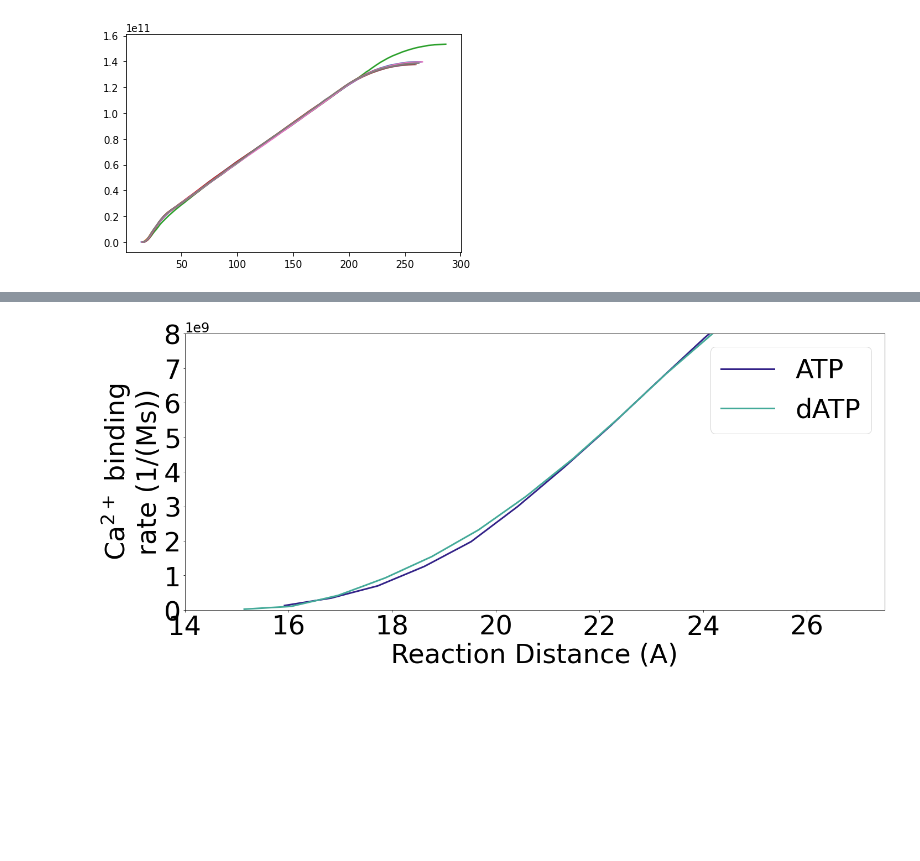
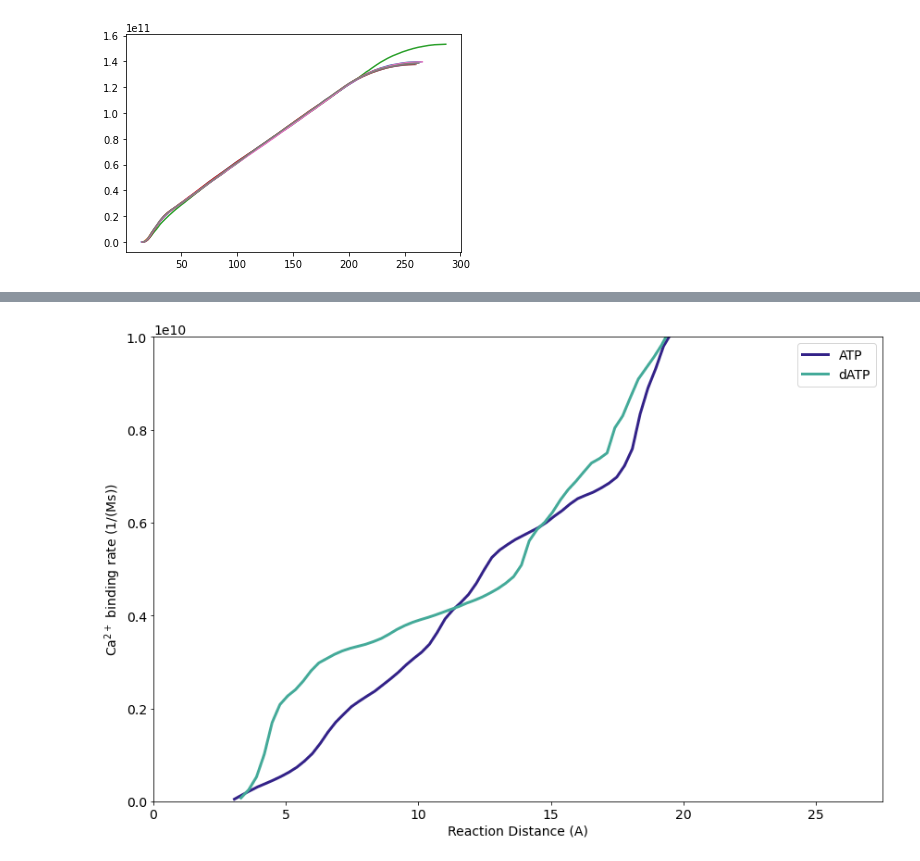
Before and after one commit to cmrg-lab/serca-atp-datp, a Jupyter notebook: ca_bd/Calcium_BD.ipynb, the cells around one changed output, grey strips where cells are left out. Cells and saved outputs as stored; diff of their text form; code cells hidden in the pictures; blank space fills up the shorter version.

```diff
--- a/ca_bd/Calcium_BD.ipynb
+++ b/ca_bd/Calcium_BD.ipynb
@@ -122,3 +90,3 @@ Saved as dATP_Ca_i.csv
 # %%
-ATP_final = np.loadtxt('ATP_Ca_i.csv')
-dATP_final = np.loadtxt('dATP_Ca_i.csv')
+ATP_final = np.loadtxt('ATP_site_I.csv')
+dATP_final = np.loadtxt('dATP_site_I.csv')
@@ -125,20 +122,21 @@ dATP_final = np.loadtxt('dATP_Ca_i.csv')
 # %%
-figure1 = plt.figure(figsize = (20,9))
+figure1 = plt.figure(figsize = (12,8))
 
 plt.plot(ATP_final[:,0], ATP_final[:,1], color = ATP_color, linewidth = 3, label = 'ATP')
 plt.plot(dATP_final[:,0], dATP_final[:,1], color = dATP_color, linewidth = 3, label = 'dATP')
-plt.xlim(14,27.5)
-plt.ylim(0,8e9)
-plt.yticks(fontsize=48)
-plt.legend(fontsize = 48)
-plt.xticks(fontsize=48)
+plt.xlim(0,27.5)
+plt.ylim(0,10e9)
+plt.yticks(fontsize=14)
+plt.legend(fontsize = 14)
+plt.xticks(fontsize=14)
 ax = plt.gca()
-ax.yaxis.get_offset_text().set_fontsize(24)
-plt.xlabel('Reaction Distance (A)', fontsize = 48)
-plt.ylabel('Ca$^{2+}$ binding\nrate (1/(Ms))', fontsize = 48)
+
+ax.yaxis.get_offset_text().set_fontsize(14)
+plt.xlabel('Reaction Distance (A)', fontsize = 14)
+plt.ylabel('Ca$^{2+}$ binding rate (1/(Ms))', fontsize = 14)
 plt.tight_layout()
 
-plt.savefig('Ca_site_i.svg')
+#plt.savefig('Ca_site_i.svg')
 # %% [output]
-[figure, old version]
+[figure, new version]
 # %%
```
Also changed, not shown: parts of 53 cells of this notebook.
